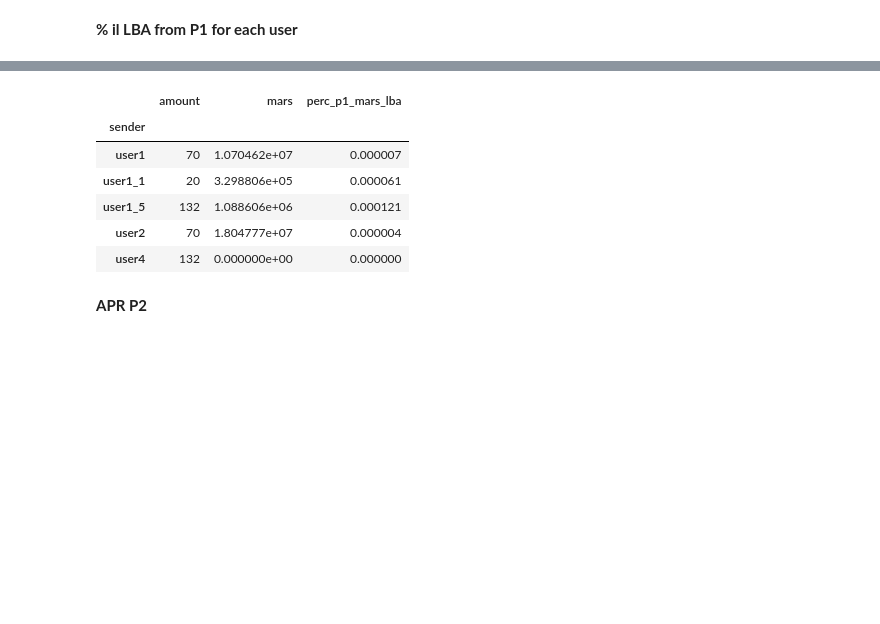
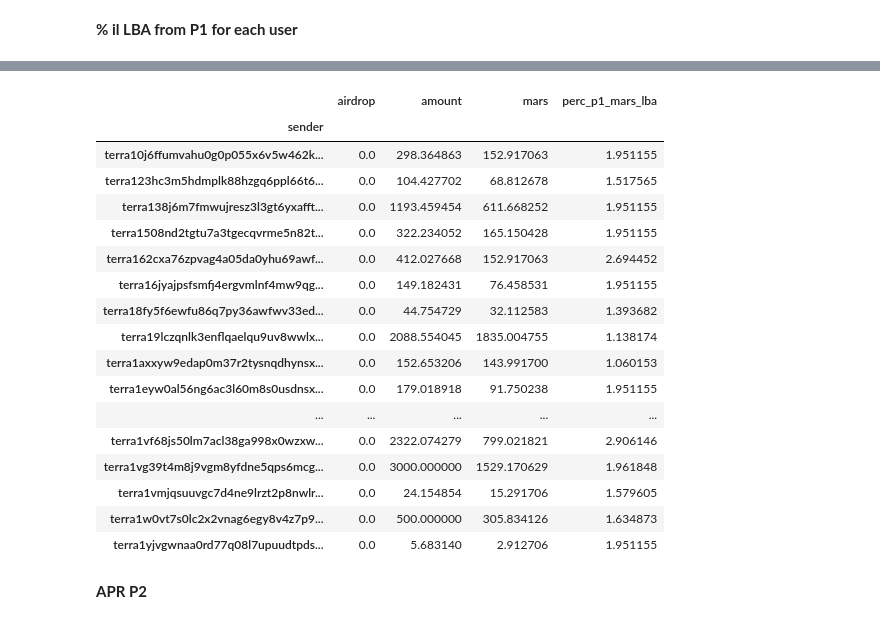
Before and after one commit to IncioMan/mars_lockdrop, a Jupyter notebook: notebook/Mars Lockdrop_LBA.ipynb, the cells around one changed output, grey strips where cells are left out. Drawn from its saved outputs; the diff is of its cells as text; code cells hidden in the pictures; blank space fills up the shorter version.

```diff
--- a/notebook/Mars Lockdrop_LBA.ipynb
+++ b/notebook/Mars Lockdrop_LBA.ipynb
@@ -25,3 +20,8 @@ mars_roi = ''
+# %%
+user_stats = '334d8aa0-f9a3-4a9f-a138-3e35583f9477'
+airdrop_claims = 'e6cabd22-1a53-4e7e-80ff-daab555ceac0'
+lba_deposits = '3fe6f76e-f7a3-4459-b3f8-af18dcf34a58'
+mars_roi = ''
 # %%
 cols_claim = {
     user_stats : ['SENDER', 'DURATION', 'AMOUNT'],
@@ -312,15 +346,26 @@ user_p1_mars = user_stats_df.groupby('sender').mars.sum()
 # %%
 user_p1_perc_mars = lba_deposits_df[lba_deposits_df.denom=='MARS'].groupby('sender').sum().join(user_p1_mars).fillna(0)
 user_p1_perc_mars['perc_p1_mars_lba'] = user_p1_perc_mars.apply(lambda row: 0 if ((row.mars == 0) or (row.amount==0)) else row.amount / row.mars,axis=1)
-user_p1_perc_mars
+user_p1_perc_mars[user_p1_perc_mars['perc_p1_mars_lba']>1]
 # %% [output]
-|  | amount | mars | perc_p1_mars_lba |
-| sender |  |  |  |
-| user1 | 70 | 1.070462e+07 | 0.000007 |
-| user1_1 | 20 | 3.298806e+05 | 0.000061 |
-| user1_5 | 132 | 1.088606e+06 | 0.000121 |
-| user2 | 70 | 1.804777e+07 | 0.000004 |
-| user4 | 132 | 0.000000e+00 | 0.000000 |
+|  | airdrop | amount | mars | perc_p1_mars_lba |
+| sender |  |  |  |  |
+| terra10j6ffumvahu0g0p055x6v5w462k... | 0.0 | 298.364863 | 152.917063 | 1.951155 |
+| terra123hc3m5hdmplk88hzgq6ppl66t6... | 0.0 | 104.427702 | 68.812678 | 1.517565 |
+| terra138j6m7fmwujresz3l3gt6yxafft... | 0.0 | 1193.459454 | 611.668252 | 1.951155 |
+| terra1508nd2tgtu7a3tgecqvrme5n82t... | 0.0 | 322.234052 | 165.150428 | 1.951155 |
+| terra162cxa76zpvag4a05da0yhu69awf... | 0.0 | 412.027668 | 152.917063 | 2.694452 |
+| terra16jyajpsfsmfj4ergvmlnf4mw9qg... | 0.0 | 149.182431 | 76.458531 | 1.951155 |
+| terra18fy5f6ewfu86q7py36awfwv33ed... | 0.0 | 44.754729 | 32.112583 | 1.393682 |
+| terra19lczqnlk3enflqaelqu9uv8wwlx... | 0.0 | 2088.554045 | 1835.004755 | 1.138174 |
+| terra1axxyw9edap0m37r2tysnqdhynsx... | 0.0 | 152.653206 | 143.991700 | 1.060153 |
+| terra1eyw0al56ng6ac3l60m8s0usdnsx... | 0.0 | 179.018918 | 91.750238 | 1.951155 |
+| ... | ... | ... | ... | ... |
+| terra1vf68js50lm7acl38ga998x0wzxw... | 0.0 | 2322.074279 | 799.021821 | 2.906146 |
+| terra1vg39t4m8j9vgm8yfdne5qps6mcg... | 0.0 | 3000.000000 | 1529.170629 | 1.961848 |
+| terra1vmjqsuuvgc7d4ne9lrzt2p8nwlr... | 0.0 | 24.154854 | 15.291706 | 1.579605 |
+| terra1w0vt7s0lc2x2vnag6egy8v4z7p9... | 0.0 | 500.000000 | 305.834126 | 1.634873 |
+| terra1yjvgwnaa0rd77q08l7upuudtpds... | 0.0 | 5.683140 | 2.912706 | 1.951155 |
 # %% [markdown]
 **APR P2**
 # %%
```
Also changed, not shown: parts of 17 cells of this notebook, 2 other files.
